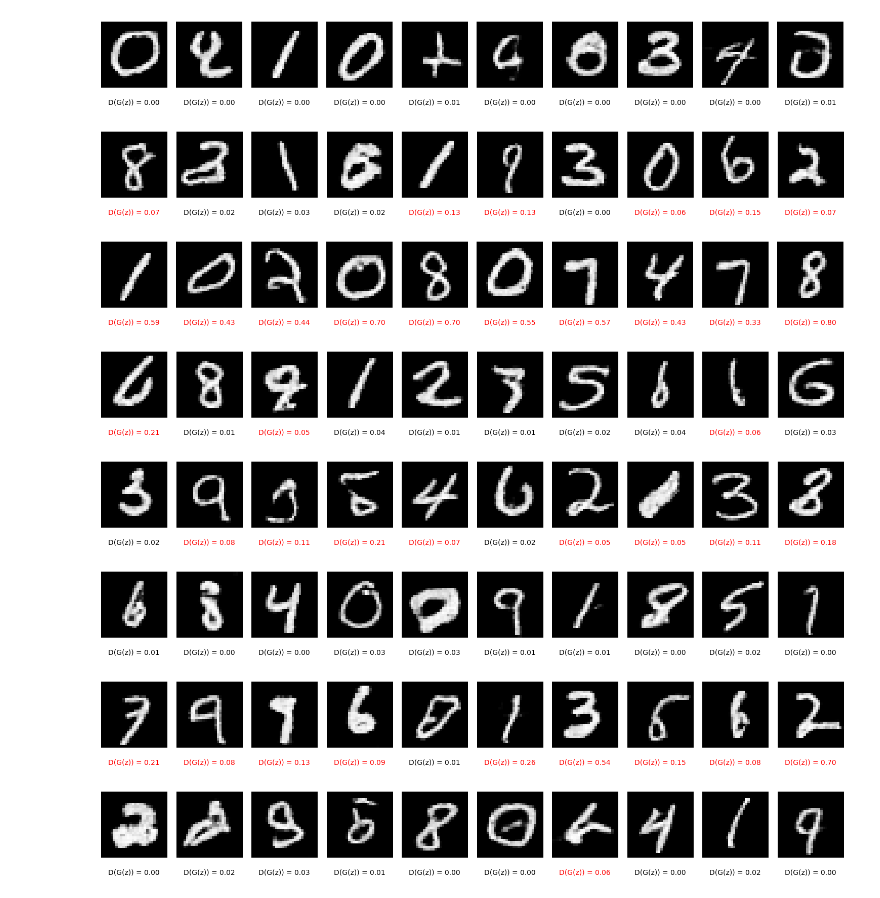
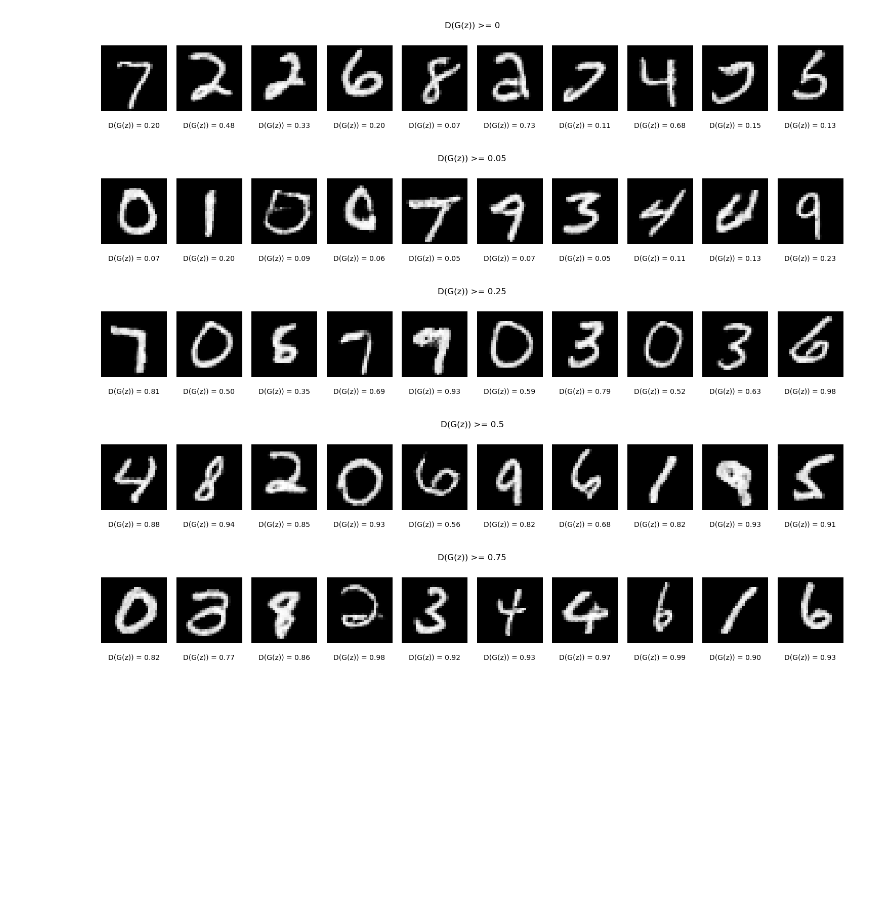
Before and after one commit to agastyav05/multi-operator-GAN, a Jupyter notebook: GAN_mnist.ipynb, the cells around one changed output. Saved outputs shown, nothing was run; the diff lists cells and outputs as text; code cells hidden in the pictures; blank space fills up the shorter version.

Commit message:
Added discriminator condition to visualization

```diff
--- a/GAN_mnist.ipynb
+++ b/GAN_mnist.ipynb
@@ -196,38 +196,40 @@ if __name__ == '__main__':
 ... (48 outputs left out)
 # %%
 @torch.no_grad()
-def visualize_final(z_dim=100, n=1, g_net_=None, d_net_=None, threshold=0.05):
+def visualize_final(z_dim=100, n=1, g_net_=None, d_net_=None, threshold=0.05, max_tries=1000):
   assert g_net_ is not None and d_net_ is not None
   def sample_fake(m):
-    z = torch.randn(m, z_dim, 1, 1, device=device)
-    return g_net_(z)
+    try_ = 0
+    while try_ < max_tries:
+      z = torch.randn(m, z_dim, 1, 1, device=device)
+      x_fake = g_net_(z)
+      if torch.all(d_net_(x_fake) >= threshold):
+        return x_fake
+      try_ += 1
+    return None
   x_fake = sample_fake(n)
+  if x_fake is None:
+    return
   scores = d_net_(x_fake)
   fig, ax = plt.subplots(1, n, figsize=(1.5 * n, 2))
+  plt.suptitle(f'D(G(z)) >= {threshold}')
   for i, x in enumerate(x_fake):
     img = x.cpu().permute(1, 2, 0)
     score = scores[i].cpu().item()
     ax[i].axis('off')
     ax[i].imshow(img, cmap='grey')
-    ax[i].text(0.5, -0.25, f'D(G(z)) = {score:.2f}', color=('red' if score > threshold else 'black'), transform=ax[i].transAxes, ha='center')
+    ax[i].text(0.5, -0.25, f'D(G(z)) = {score:.2f}', transform=ax[i].transAxes, ha='center')
   plt.tight_layout()
   plt.show()
 
-threshold = 0.05
-visualize_final(n=10, g_net_=g_net, d_net_=d_net, threshold=threshold)
-visualize_final(n=10, g_net_=g_net, d_net_=d_net, threshold=threshold)
-visualize_final(n=10, g_net_=g_net, d_net_=d_net, threshold=threshold)
-visualize_final(n=10, g_net_=g_net, d_net_=d_net, threshold=threshold)
-visualize_final(n=10, g_net_=g_net, d_net_=d_net, threshold=threshold)
-visualize_final(n=10, g_net_=g_net, d_net_=d_net, threshold=threshold)
-visualize_final(n=10, g_net_=g_net, d_net_=d_net, threshold=threshold)
-visualize_final(n=10, g_net_=g_net, d_net_=d_net, threshold=threshold)
+visualize_final(n=10, g_net_=g_net, d_net_=d_net, threshold=0)
+visualize_final(n=10, g_net_=g_net, d_net_=d_net, threshold=0.05)
+visualize_final(n=10, g_net_=g_net, d_net_=d_net, threshold=0.25)
+visualize_final(n=10, g_net_=g_net, d_net_=d_net, threshold=0.5)
+visualize_final(n=10, g_net_=g_net, d_net_=d_net, threshold=0.75)
 # %% [output]
-[figure, old version]
+[figure, new version]
-[figure, old version]
+[figure, new version]
-[figure, old version]
+[figure, new version]
-[figure, old version]
+[figure, new version]
-[figure, old version]
+[figure, new version]
-[figure, removed]
-[figure, removed]
-[figure, removed]
```
Also changed, not shown: parts of 2 cells of this notebook.
